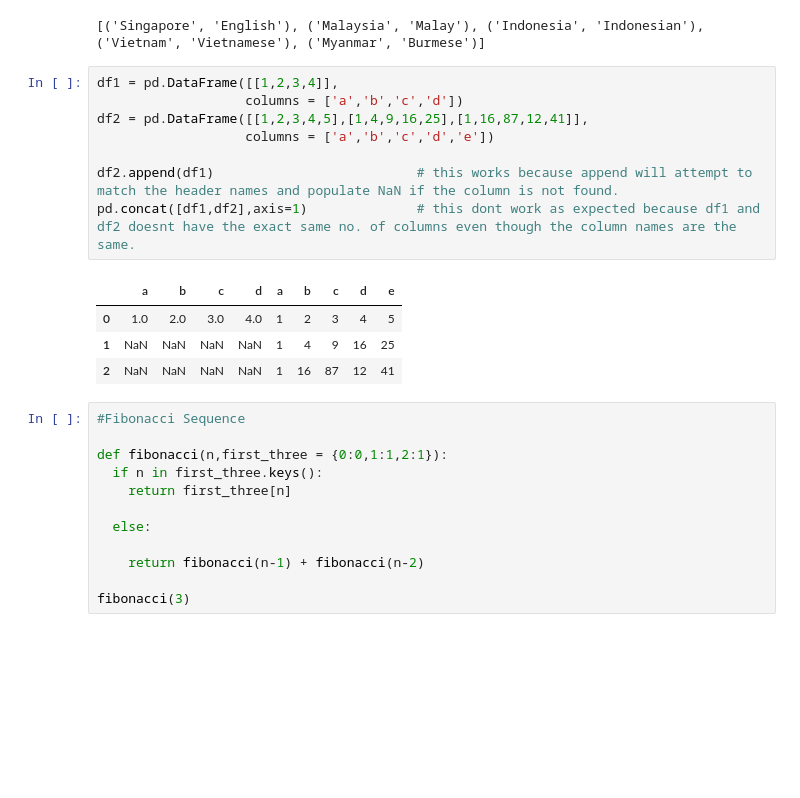
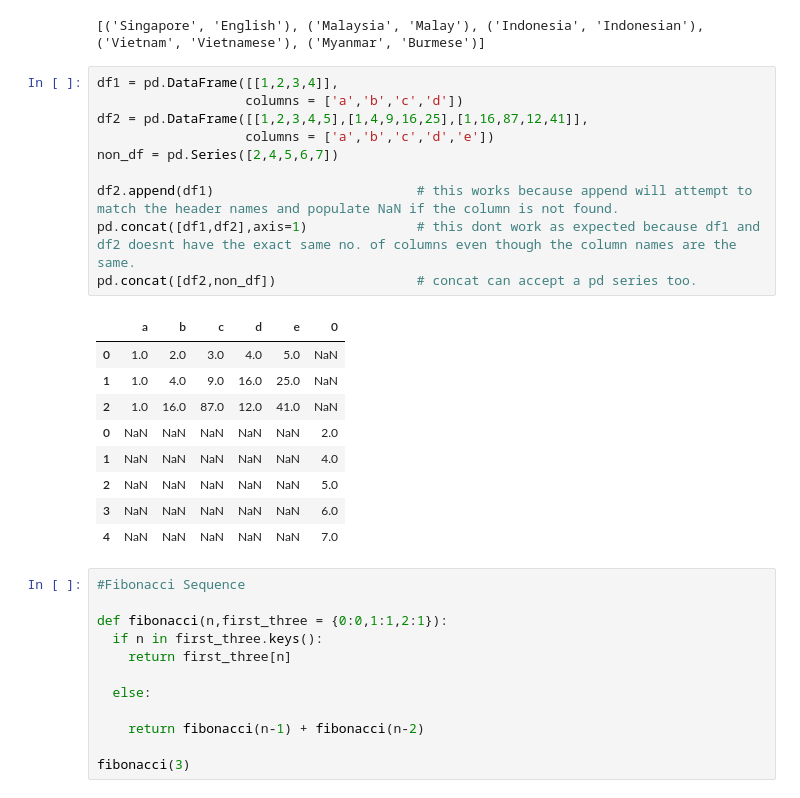
Before and after one commit to Konoko2004/TheProject, a Jupyter notebook: yFinance.ipynb, the cells around one changed output. Drawn from its saved outputs; the diff is of its cells as text; blank space fills up the shorter version.

```diff
--- a/yFinance.ipynb
+++ b/yFinance.ipynb
@@ -58,16 +58,23 @@ country_unzip, language_unzip = zip(*test)
 # %%
 df1 = pd.DataFrame([[1,2,3,4]],
                    columns = ['a','b','c','d'])
 df2 = pd.DataFrame([[1,2,3,4,5],[1,4,9,16,25],[1,16,87,12,41]],
                    columns = ['a','b','c','d','e'])
+non_df = pd.Series([2,4,5,6,7])
 
 df2.append(df1)                          # this works because append will attempt to match the header names and populate NaN if the column is not found.
 pd.concat([df1,df2],axis=1)              # this dont work as expected because df1 and df2 doesnt have the exact same no. of columns even though the column names are the same.
+pd.concat([df2,non_df])                  # concat can accept a pd series too.
 # %% [output]
-|  | a | b | c | d | a | b | c | d | e |
-| 0 | 1.0 | 2.0 | 3.0 | 4.0 | 1 | 2 | 3 | 4 | 5 |
-| 1 | NaN | NaN | NaN | NaN | 1 | 4 | 9 | 16 | 25 |
-| 2 | NaN | NaN | NaN | NaN | 1 | 16 | 87 | 12 | 41 |
+|  | a | b | c | d | e | 0 |
+| 0 | 1.0 | 2.0 | 3.0 | 4.0 | 5.0 | NaN |
+| 1 | 1.0 | 4.0 | 9.0 | 16.0 | 25.0 | NaN |
+| 2 | 1.0 | 16.0 | 87.0 | 12.0 | 41.0 | NaN |
+| 0 | NaN | NaN | NaN | NaN | NaN | 2.0 |
+| 1 | NaN | NaN | NaN | NaN | NaN | 4.0 |
+| 2 | NaN | NaN | NaN | NaN | NaN | 5.0 |
+| 3 | NaN | NaN | NaN | NaN | NaN | 6.0 |
+| 4 | NaN | NaN | NaN | NaN | NaN | 7.0 |
 # %%
 #Fibonacci Sequence
 
```
Also changed, not shown: parts of 1 cell of this notebook.
